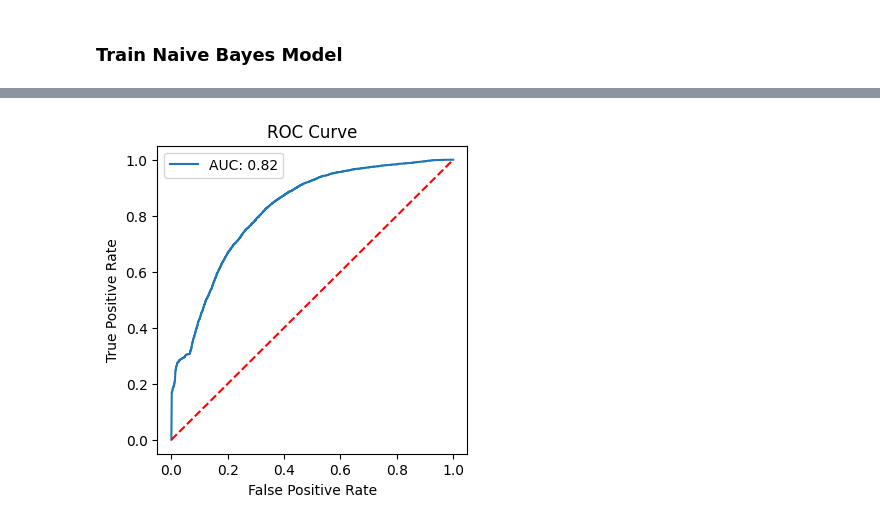
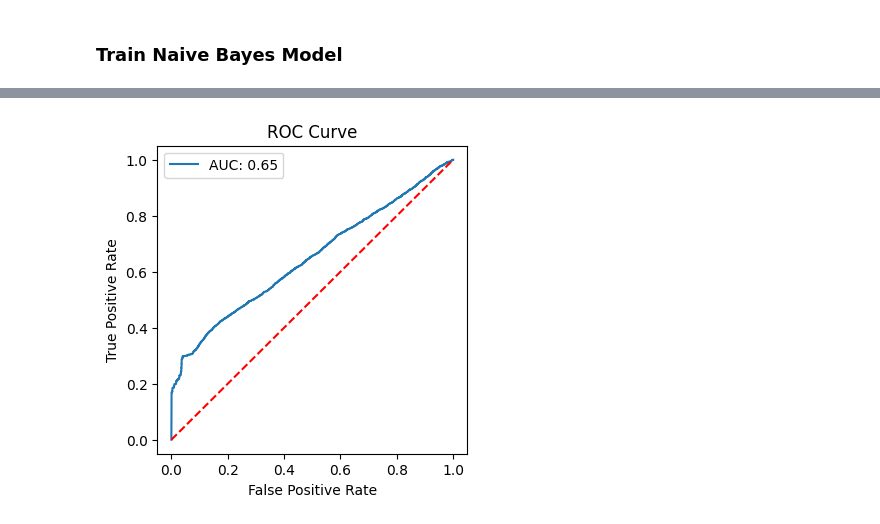
Before and after one commit to SewminaFernando/Income_Class_Prediction_Models, a Jupyter notebook: Notebooks/TrainModels(LabelEncoder).ipynb, the cells around one changed output, grey strips where cells are left out. Saved outputs shown, nothing was run; the diff lists cells and outputs as text; code cells hidden in the pictures.

Commit message:
Trained both Random Forest and Naive Bayers Models with Grid Search Hyper Parameter Oprimization.

```diff
--- a/Notebooks/TrainModels(LabelEncoder).ipynb
+++ b/Notebooks/TrainModels(LabelEncoder).ipynb
@@ -120,17 +143,10 @@ Name: count, dtype: int64
 # %%
-model = RandomForestClassifier(random_state=42)
-model.fit(X_train, y_train)
+y_pred = best_rf_classifier.predict(X_test)
+y_pred_train = best_rf_classifier.predict(X_train)
 
-# Predict the test set
-y_pred = model.predict(X_test)
-
-# Predict train set
-y_pred_train = model.predict(X_train)
-
-# Evaluate the model
 print(classification_report(y_test, y_pred))
-print(f'Testing Accuracy: {accuracy_score(y_test, y_pred)}')
-print(f"Training Accuracy: {accuracy_score(y_train, y_pred_train)}")
+print("Test accuracy score: ", accuracy_score(y_test, y_pred))
+print("Train accuracy score: ", accuracy_score(y_train, y_pred_train))
 # %% [output]
               precision    recall  f1-score   support
 
@@ -193,3 +209,18 @@ plt.show()
 [figure]
 # %% [markdown]
 ### Train Naive Bayes Model
+# %%
+model = GaussianNB()
+
+# Grid search
+param_grid = {
+    'var_smoothing': np.logspace(0, -9, num=1000)
+}
+
+kfold = KFold(n_splits=10, shuffle=True, random_state=42)
+
+grid_search = GridSearchCV(estimator=model, param_grid=param_grid, cv=kfold, scoring='accuracy')
+grid_search.fit(X_train, y_train)
+
+print("Best parameters found: ", grid_search.best_params_)
+print("Best accuracy score found: ", grid_search.best_score_)
@@ -195,0 +230,3 @@ plt.show()
+# %%
+best_NB_model = grid_search.best_estimator_
+best_NB_model
@@ -230,24 +266,24 @@ plt.show()
 # %%
 # get the probability of each class
-y_pred_proba = model.predict_proba(X_test)
+y_pred_proba = best_NB_model.predict_proba(X_test)
 
 # get the probability of the positive class (>50k)
 y_pred_proba = y_pred_proba[:, 1]
 
 # get the roc curve
 fpr, tpr, thresholds = roc_curve(y_test, y_pred_proba)
 
 # plot the roc curve
 plt.figure(figsize=(4,4))
 plt.plot(fpr, tpr, label=f'AUC: {roc_auc_score(y_test, y_pred_proba):.2f}')
 plt.plot([0, 1], [0, 1], 'r--')
 plt.xlabel('False Positive Rate')
 plt.ylabel('True Positive Rate')
 plt.title('ROC Curve')
 plt.legend()
 plt.show()
 # %% [output]
-[figure, old version]
+[figure, new version]
 # %% [markdown]
 ### Overall Conclusion :
 
```
Also changed, not shown: parts of 11 cells of this notebook.
